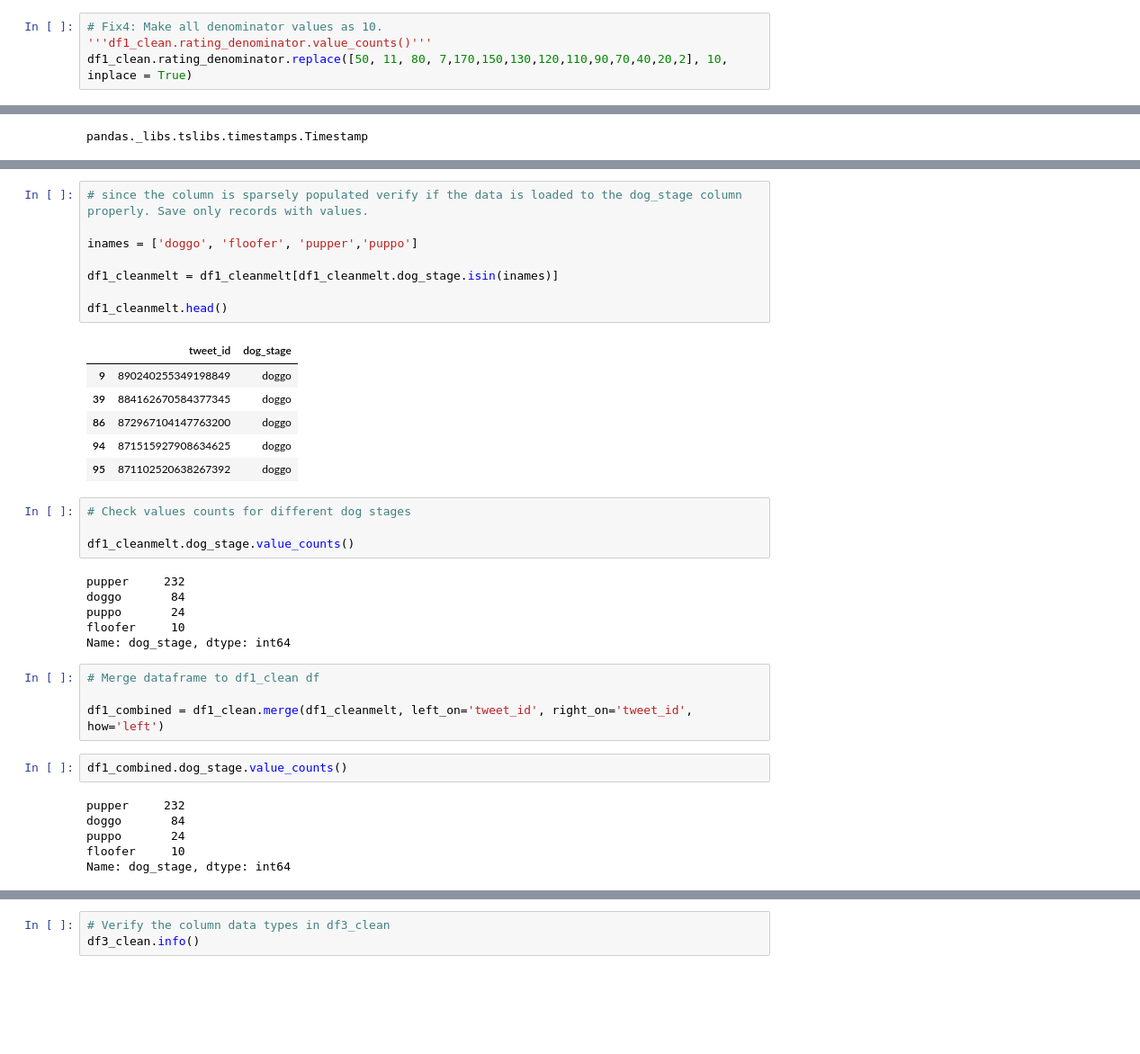
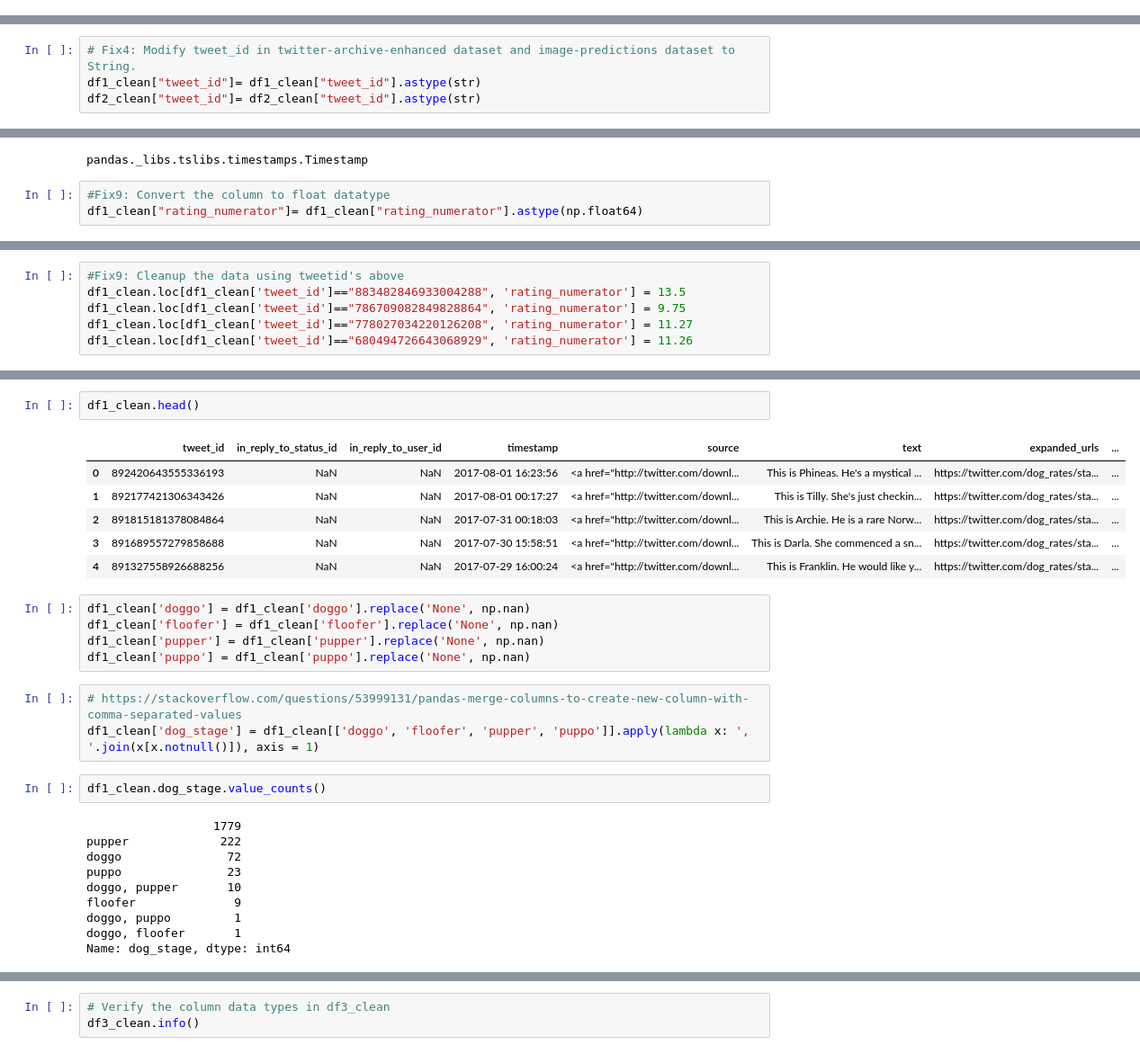
Before and after one commit to vijayelango/DataWrangling, a Jupyter notebook: wrangle_act.ipynb, the cells around one changed output, grey strips where cells are left out. Shown at 90% size. Saved outputs shown, nothing was run; the diff lists cells and outputs as text; blank space fills up the shorter version.

```diff
--- a/wrangle_act.ipynb
+++ b/wrangle_act.ipynb
@@ -454,7 +454,3 @@ pupper                   2117 non-null object
 puppo                    2117 non-null object
 dtypes: float64(2), int64(3), object(9)
 memory usage: 248.1+ KB
-# %%
-# Fix4: Make all denominator values as 10.
-'''df1_clean.rating_denominator.value_counts()'''
-df1_clean.rating_denominator.replace([50, 11, 80, 7,170,150,130,120,110,90,70,40,20,2], 10, inplace = True)
@@ -466,0 +457,4 @@ Name: rating_denominator, dtype: int64
+# %%
+# Fix4: Modify tweet_id in twitter-archive-enhanced dataset and image-predictions dataset to String.
+df1_clean["tweet_id"]= df1_clean["tweet_id"].astype(str)
+df2_clean["tweet_id"]= df2_clean["tweet_id"].astype(str)
@@ -527,3 +565,6 @@ df1_clean["timestamp"]= pd.to_datetime(df1_clean["timestamp"])
 type(df1_clean['timestamp'][20])
 # %% [output]
 pandas._libs.tslibs.timestamps.Timestamp
+# %%
+#Fix9: Convert the column to float datatype
+df1_clean["rating_numerator"]= df1_clean["rating_numerator"].astype(np.float64)
@@ -529,0 +579,6 @@ pandas._libs.tslibs.timestamps.Timestamp
+# %%
+#Fix9: Cleanup the data using tweetid's above
+df1_clean.loc[df1_clean['tweet_id']=="883482846933004288", 'rating_numerator'] = 13.5
+df1_clean.loc[df1_clean['tweet_id']=="786709082849828864", 'rating_numerator'] = 9.75
+df1_clean.loc[df1_clean['tweet_id']=="778027034220126208", 'rating_numerator'] = 11.27
+df1_clean.loc[df1_clean['tweet_id']=="680494726643068929", 'rating_numerator'] = 11.26
@@ -570,39 +642,31 @@ df1_cleanmelt.head()
-# %%
-# since the column is sparsely populated verify if the data is loaded to the dog_stage column properly. Save only records with values.
-
-inames = ['doggo', 'floofer', 'pupper','puppo']
-
-df1_cleanmelt = df1_cleanmelt[df1_cleanmelt.dog_stage.isin(inames)]
-
-df1_cleanmelt.head()
-# %% [output]
-|  | tweet_id | dog_stage |
-| 9 | 890240255349198849 | doggo |
-| 39 | 884162670584377345 | doggo |
-| 86 | 872967104147763200 | doggo |
-| 94 | 871515927908634625 | doggo |
-| 95 | 871102520638267392 | doggo |
-# %%
-# Check values counts for different dog stages
-
-df1_cleanmelt.dog_stage.value_counts()
-# %% [output]
-pupper     232
-doggo       84
-puppo       24
-floofer     10
-Name: dog_stage, dtype: int64
-# %%
-# Merge dataframe to df1_clean df
-
-df1_combined = df1_clean.merge(df1_cleanmelt, left_on='tweet_id', right_on='tweet_id', how='left')
+# %%
+df1_clean.head()
+# %% [output]
+|  | tweet_id | in_reply_to_status_id | in_reply_to_user_id | timestamp | source | text | expanded_urls | ... |
+| 0 | 892420643555336193 | NaN | NaN | 2017-08-01 16:23:56 | <a href="http://twitter.com/downl... | This is Phineas. He's a mystical ... | https://twitter.com/dog_rates/sta... | ... |
+| 1 | 892177421306343426 | NaN | NaN | 2017-08-01 00:17:27 | <a href="http://twitter.com/downl... | This is Tilly. She's just checkin... | https://twitter.com/dog_rates/sta... | ... |
+| 2 | 891815181378084864 | NaN | NaN | 2017-07-31 00:18:03 | <a href="http://twitter.com/downl... | This is Archie. He is a rare Norw... | https://twitter.com/dog_rates/sta... | ... |
+| 3 | 891689557279858688 | NaN | NaN | 2017-07-30 15:58:51 | <a href="http://twitter.com/downl... | This is Darla. She commenced a sn... | https://twitter.com/dog_rates/sta... | ... |
+| 4 | 891327558926688256 | NaN | NaN | 2017-07-29 16:00:24 | <a href="http://twitter.com/downl... | This is Franklin. He would like y... | https://twitter.com/dog_rates/sta... | ... |
+# %%
+df1_clean['doggo'] = df1_clean['doggo'].replace('None', np.nan)
+df1_clean['floofer'] = df1_clean['floofer'].replace('None', np.nan)
+df1_clean['pupper'] = df1_clean['pupper'].replace('None', np.nan)
+df1_clean['puppo'] = df1_clean['puppo'].replace('None', np.nan)
+# %%
+# https://stackoverflow.com/questions/53999131/pandas-merge-columns-to-create-new-column-with-comma-separated-values
+df1_clean['dog_stage'] = df1_clean[['doggo', 'floofer', 'pupper', 'puppo']].apply(lambda x: ', '.join(x[x.notnull()]), axis = 1)
 # %%
-df1_combined.dog_stage.value_counts()
+df1_clean.dog_stage.value_counts()
 # %% [output]
-pupper     232
-doggo       84
-puppo       24
-floofer     10
+                  1779
+pupper             222
+doggo               72
+puppo               23
+doggo, pupper       10
+floofer              9
+doggo, puppo         1
+doggo, floofer       1
 Name: dog_stage, dtype: int64
 # %%
 # Check columns in df1_combined dataframe
```
Also changed, not shown: parts of 45 cells of this notebook, 1 other file.
